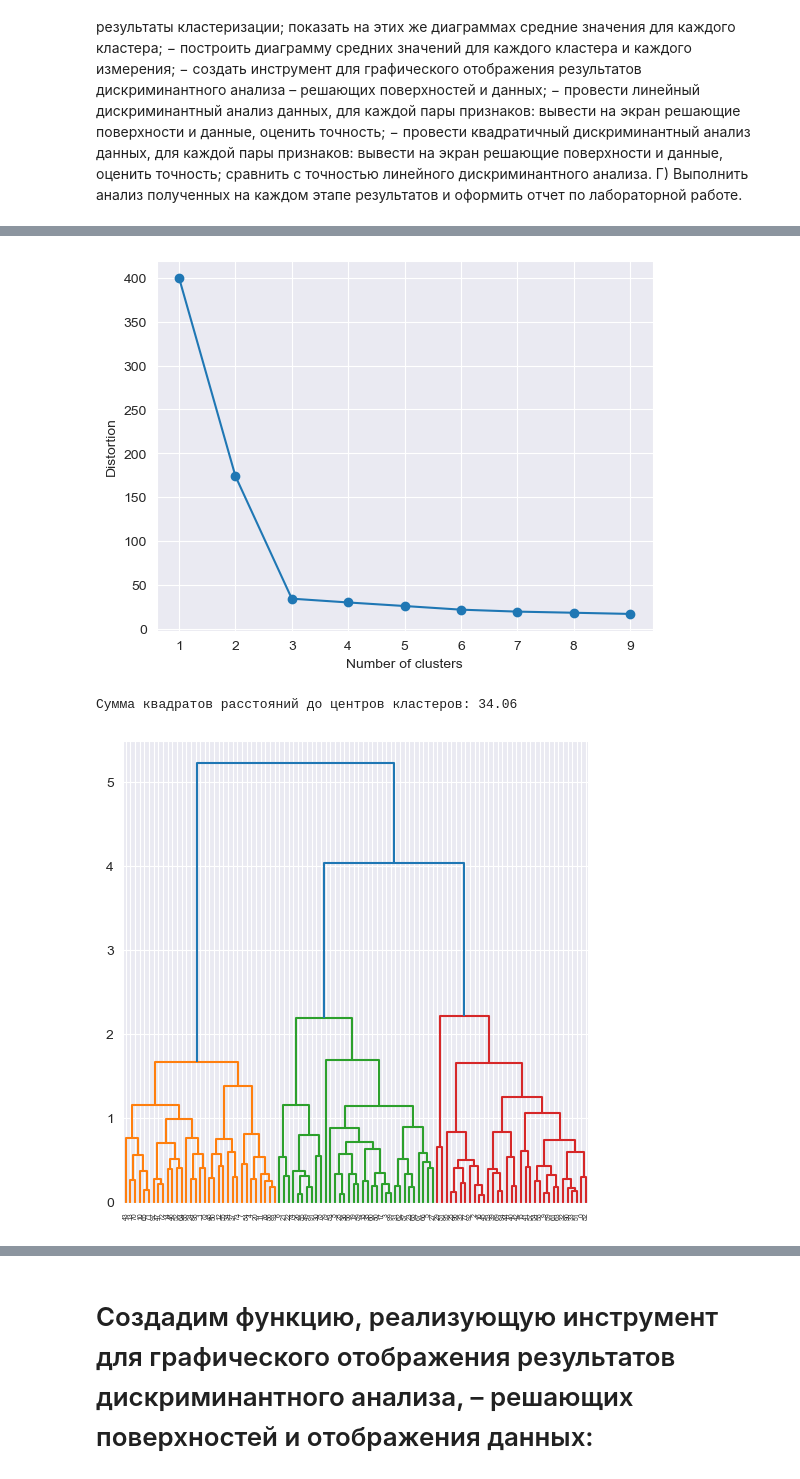
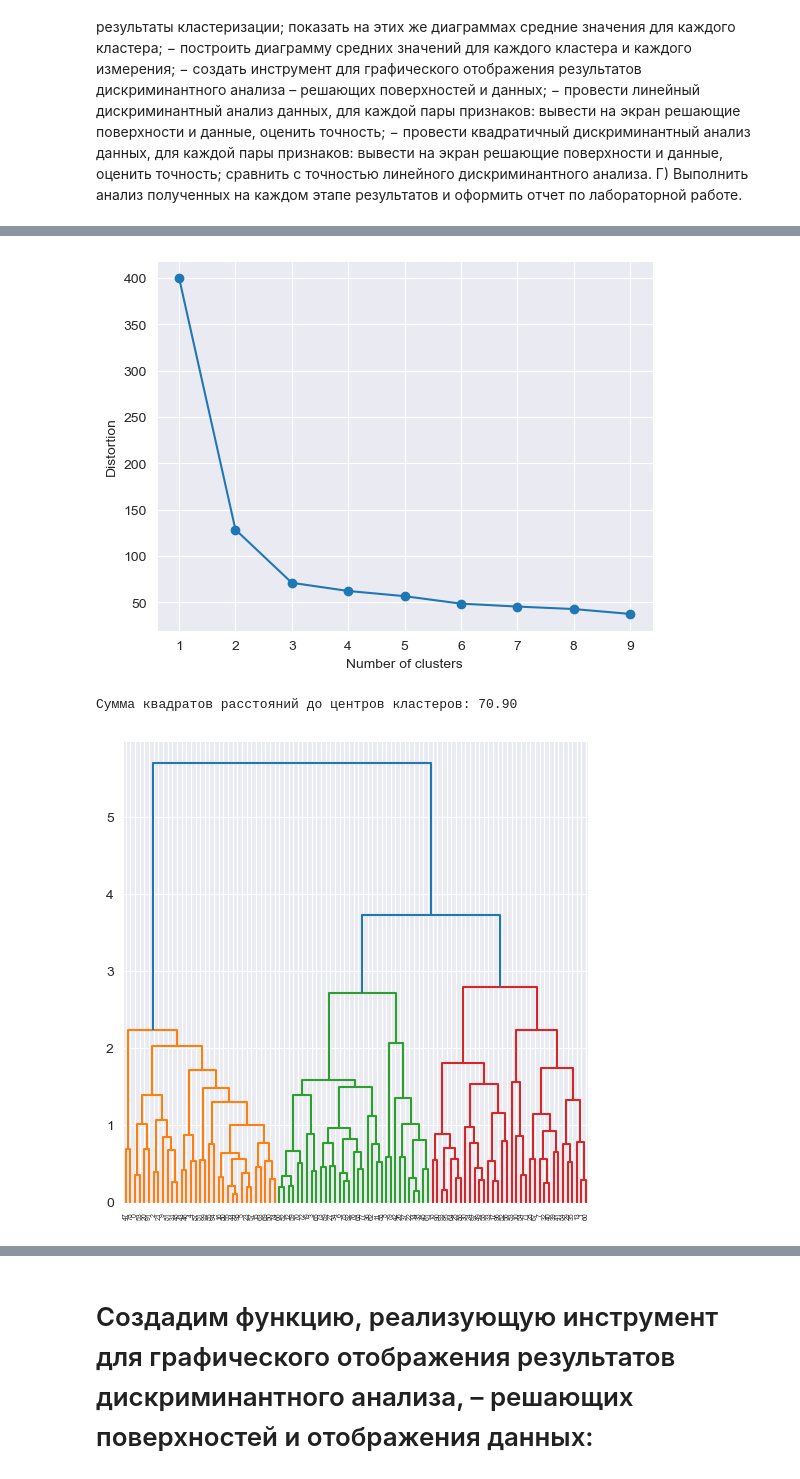
Before and after one commit to malinatrash/Data-Analytics, a Jupyter notebook: lab3/task.ipynb, the cells around one changed output, grey strips where cells are left out. Drawn from its saved outputs; the diff is of its cells as text; code cells hidden in the pictures.

```diff
--- a/lab3/task.ipynb
+++ b/lab3/task.ipynb
@@ -34,7 +34,7 @@ from scipy.cluster.hierarchy import linkage, dendrogram
 N = 3
 D = 4
 
-X,y=make_blobs(n_samples=100,centers=N,n_features=D,random_state=None,cluster_std=1.5 ** 0.5)
+X,y=make_blobs(n_samples=100,centers=N,n_features=D,random_state=None,cluster_std=5 ** 0.5)
 df=pd.DataFrame(X)
 df['Class']=y
 # %%
@@ -85,13 +84,13 @@ clusters_inertia = kmeans.inertia_
 
 print(f'Сумма квадратов расстояний до центров кластеров: {clusters_inertia:.2f}')
 # %% [output]
-[figure, old version]
+[figure, new version]
-Сумма квадратов расстояний до центров кластеров: 34.06
+Сумма квадратов расстояний до центров кластеров: 70.90
 # %%
 row_dist=pdist(df_t,metric='euclidean')
 mergings = linkage(row_dist, method='complete')
 plt.figure(figsize=(6,6))
-dendrogram(mergings)
+dendrogram(mergings, color_threshold=3)
 plt.show()
 # %% [output]
-[figure, old version]
+[figure, new version]
```
Also changed, not shown: parts of 14 cells of this notebook.
